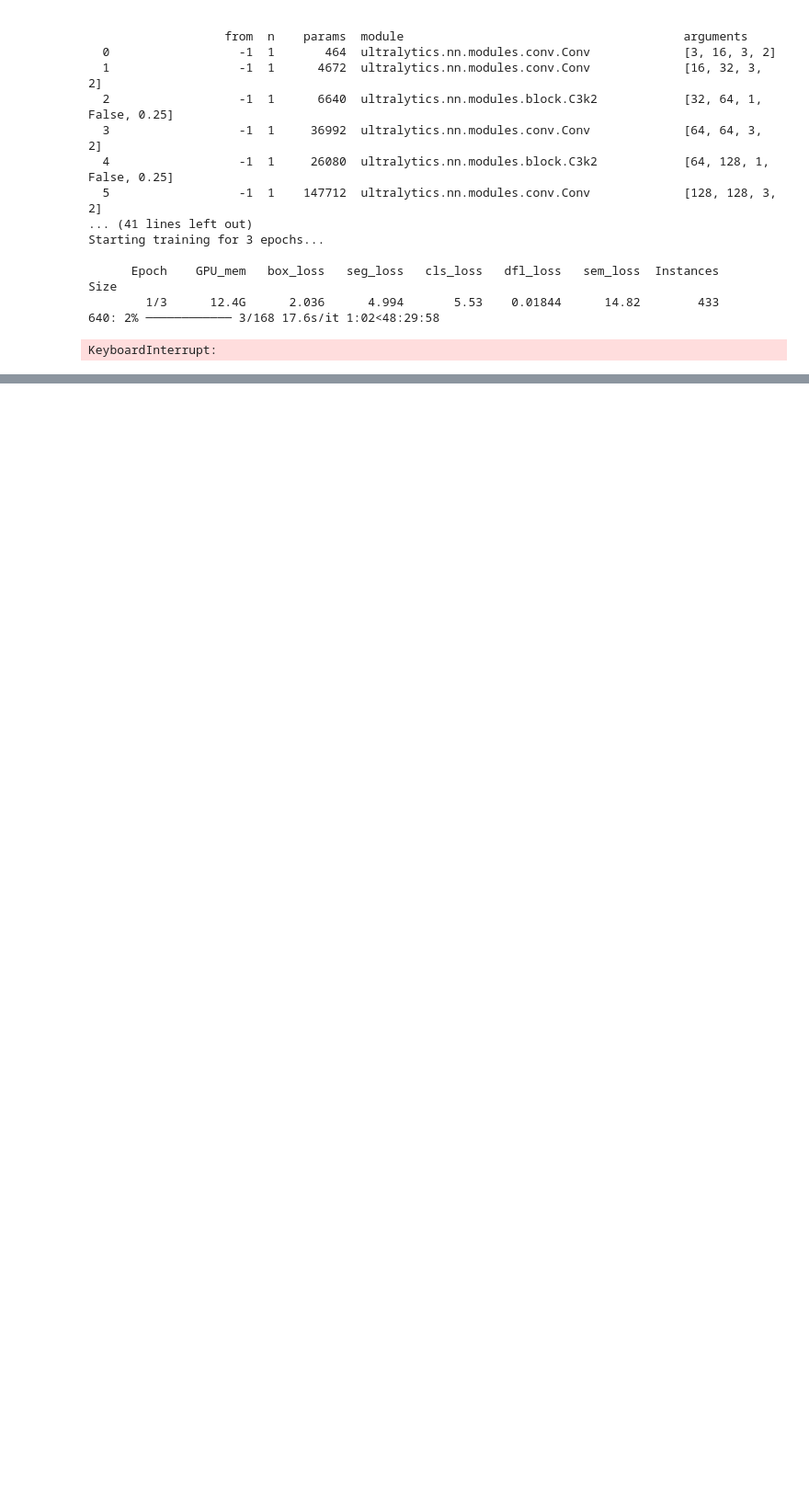
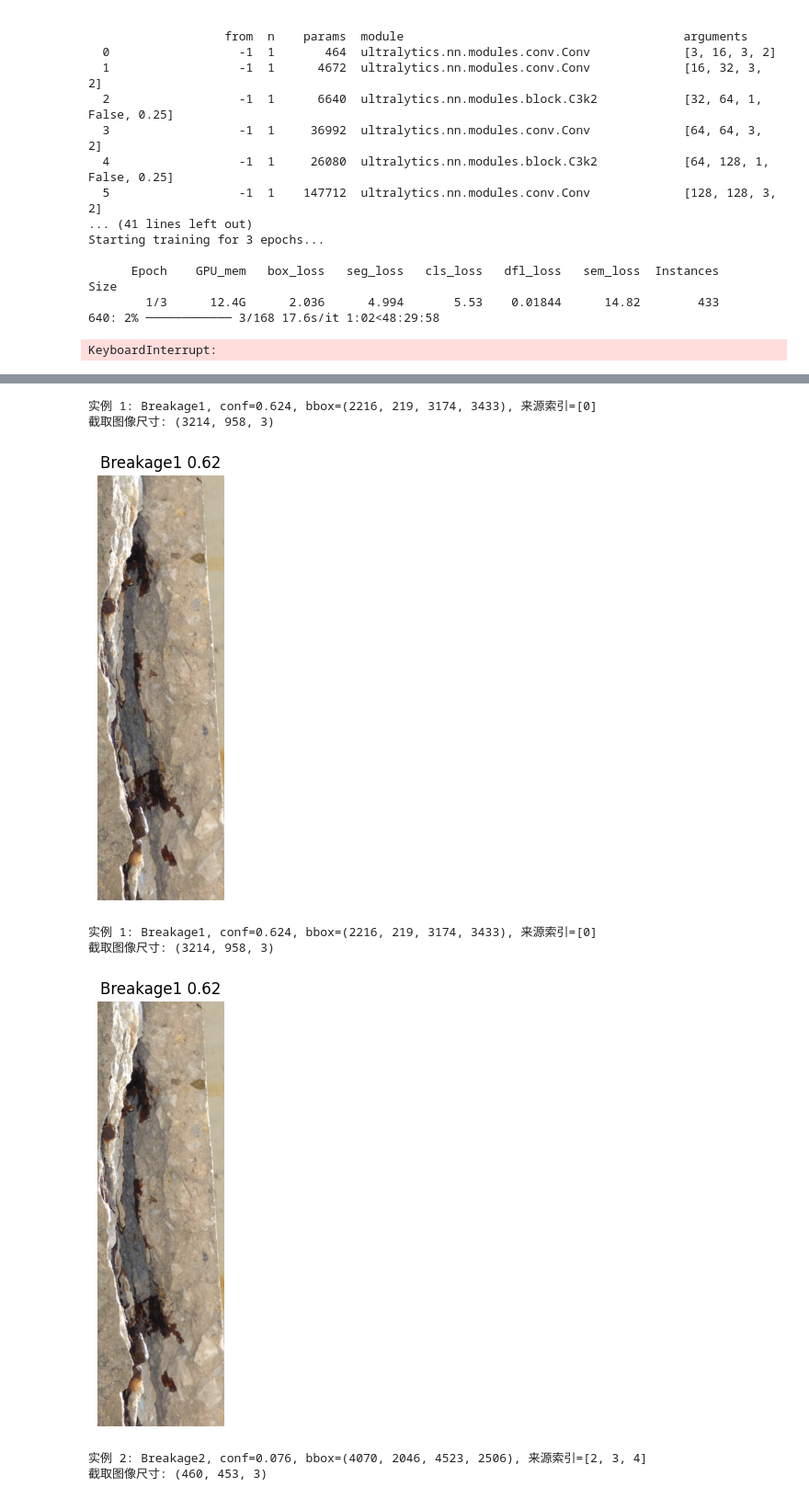
Before and after one commit to George-Zheng-1013/crack-seg, a Jupyter notebook: 算法/yolo.ipynb, the cells around one changed output, grey strips where cells are left out. Shown at 92% size. Drawn from its saved outputs; the diff is of its cells as text; code cells hidden in the pictures; blank space fills up the shorter version.

```diff
--- a/算法/yolo.ipynb
+++ b/算法/yolo.ipynb
@@ -98,19 +243,29 @@ import pandas as pd
 # %%
-# 获取第一个预测结果
-result = prediction_results[0]
+os.makedirs("results", exist_ok=True)
 
-# 获取原图（numpy 数组，BGR 格式）
-img = result.orig_img
+for i, merged in enumerate(merged_instances, start=1):
+    img = prediction_results[0].orig_img
+    x1, y1, x2, y2 = merged["bbox"].astype(int)
+    bbox_img = img[y1:y2, x1:x2]
 
-# 获取所有 bbox（xyxy 格式：x1, y1, x2, y2）
-boxes = result.boxes.xyxy.cpu().numpy().astype(int)
+    print(
+        f"实例 {i}: {merged['name']}, conf={merged['conf']:.3f}, bbox=({x1}, {y1}, {x2}, {y2}), 来源索引={merged['indices']}"
+    )
+    print(f"截取图像尺寸: {bbox_img.shape}")
 
-# 截取第一个 bbox 对应的图像区域
-x1, y1, x2, y2 = boxes[0]
-bbox_img = img[y1:y2, x1:x2]
+    plt.figure(figsize=(6, 6))
+    plt.imshow(bbox_img[:, :, ::-1])  # 转换 BGR 到 RGB
+    plt.title(f"{merged['name']} {merged['conf']:.2f}")
+    plt.axis("off")
+    plt.show()
 
-print(f"bbox 坐标: ({x1}, {y1}, {x2}, {y2})")
-print(f"截取图像尺寸: {bbox_img.shape}")
-plt.imshow(bbox_img[:, :, ::-1])  # 转换 BGR 到 RGB
-
-cv2.imwrite("bbox_img.png", bbox_img)
+    cv2.imwrite(f"results/bbox_img_{i}.png", bbox_img)
+# %% [output]
+实例 1: Breakage1, conf=0.624, bbox=(2216, 219, 3174, 3433), 来源索引=[0]
+截取图像尺寸: (3214, 958, 3)
+[figure, added]
+实例 1: Breakage1, conf=0.624, bbox=(2216, 219, 3174, 3433), 来源索引=[0]
+截取图像尺寸: (3214, 958, 3)
+[figure, added]
+实例 2: Breakage2, conf=0.076, bbox=(4070, 2046, 4523, 2506), 来源索引=[2, 3, 4]
+截取图像尺寸: (460, 453, 3)
```
Also changed, not shown: parts of 12 cells of this notebook, 36 other files.
